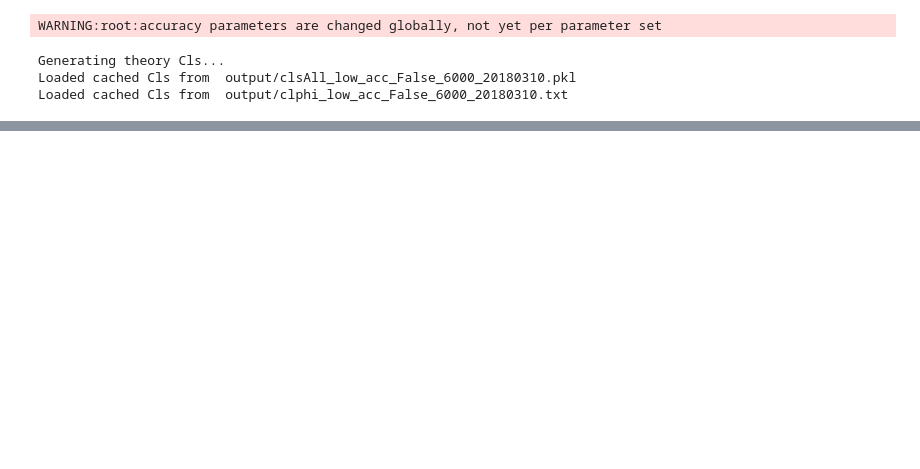
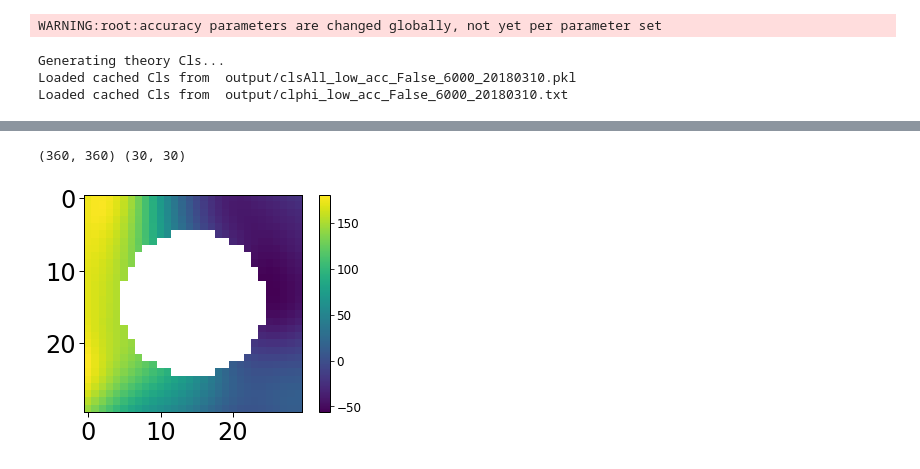
Before and after one commit to msyriac/orphics, a Jupyter notebook: tutorials/Inpainting.ipynb, the cells around one changed output, grey strips where cells are left out. Cells and saved outputs as stored; diff of their text form; code cells hidden in the pictures; blank space fills up the shorter version.

```diff
--- a/tutorials/Inpainting.ipynb
+++ b/tutorials/Inpainting.ipynb
@@ -45,0 +59,7 @@ MemoryError:
+# %%
+print(tmasked.shape,tshape)
+tstamp = enmap.enmap(maps.crop_center(tmasked,tshape[0],tshape[1]),twcs)
+io.plot_img(tstamp)
+# %% [output]
+(360, 360) (30, 30)
+[figure, added]
```
Also changed, not shown: parts of 8 cells of this notebook, 2 other files.
